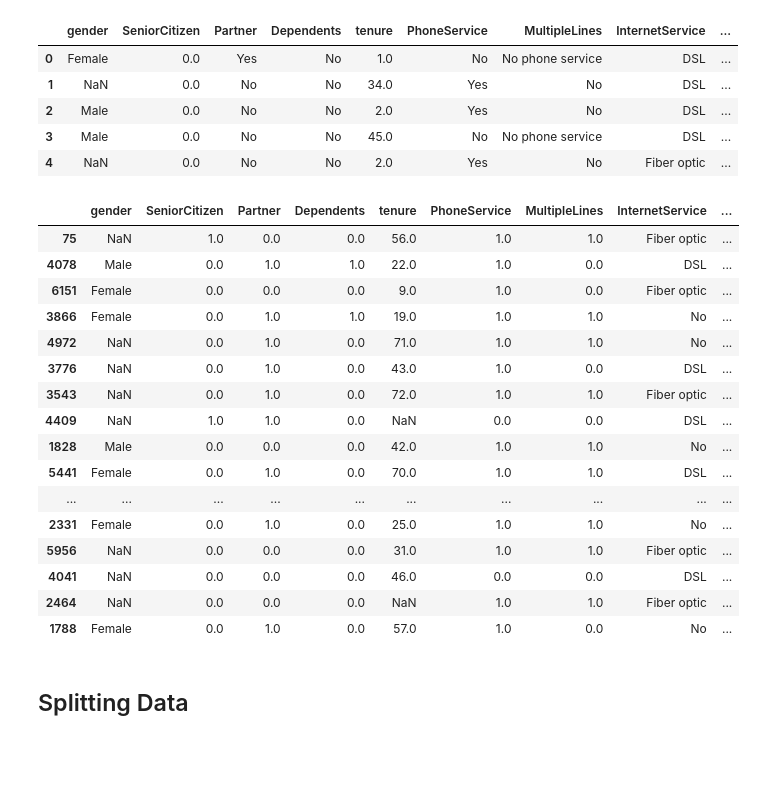
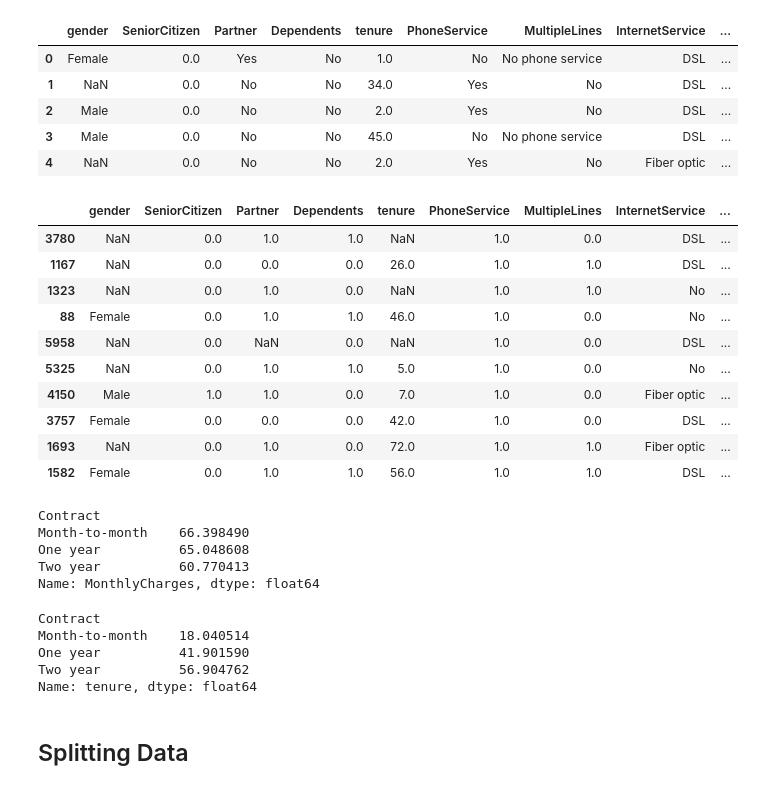
Before and after one commit to brooks-reece/ML-Case-Study, a Jupyter notebook: Alberta.ipynb, the cells around one changed output. Saved outputs shown, nothing was run; the diff lists cells and outputs as text; code cells hidden in the pictures; blank space fills up the shorter version.

```diff
--- a/Alberta.ipynb
+++ b/Alberta.ipynb
@@ -199,28 +199,35 @@ for col in alca_df_cols:
     alca_df[col] = alca_df[col].astype(str).str.strip().str.lower().map({"no": 0, "yes": 1, "no internet service": 0})
 alca_df['MultipleLines'] = alca_df['MultipleLines'].astype(str).str.strip().str.lower().map({"no": 0, "yes": 1, "no phone service": 0})
 # %%
-alca_df.sample(20)
+alca_df.sample(10)
 # %% [output]
 |  | gender | SeniorCitizen | Partner | Dependents | tenure | PhoneService | MultipleLines | InternetService | ... |
-| 75 | NaN | 1.0 | 0.0 | 0.0 | 56.0 | 1.0 | 1.0 | Fiber optic | ... |
-| 4078 | Male | 0.0 | 1.0 | 1.0 | 22.0 | 1.0 | 0.0 | DSL | ... |
-| 6151 | Female | 0.0 | 0.0 | 0.0 | 9.0 | 1.0 | 0.0 | Fiber optic | ... |
-| 3866 | Female | 0.0 | 1.0 | 1.0 | 19.0 | 1.0 | 1.0 | No | ... |
-| 4972 | NaN | 0.0 | 1.0 | 0.0 | 71.0 | 1.0 | 1.0 | No | ... |
-| 3776 | NaN | 0.0 | 1.0 | 0.0 | 43.0 | 1.0 | 0.0 | DSL | ... |
-| 3543 | NaN | 0.0 | 1.0 | 0.0 | 72.0 | 1.0 | 1.0 | Fiber optic | ... |
-| 4409 | NaN | 1.0 | 1.0 | 0.0 | NaN | 0.0 | 0.0 | DSL | ... |
-| 1828 | Male | 0.0 | 0.0 | 0.0 | 42.0 | 1.0 | 1.0 | No | ... |
-| 5441 | Female | 0.0 | 1.0 | 0.0 | 70.0 | 1.0 | 1.0 | DSL | ... |
-| ... | ... | ... | ... | ... | ... | ... | ... | ... | ... |
-| 2331 | Female | 0.0 | 1.0 | 0.0 | 25.0 | 1.0 | 1.0 | No | ... |
-| 5956 | NaN | 0.0 | 0.0 | 0.0 | 31.0 | 1.0 | 1.0 | Fiber optic | ... |
-| 4041 | NaN | 0.0 | 0.0 | 0.0 | 46.0 | 0.0 | 0.0 | DSL | ... |
-| 2464 | NaN | 0.0 | 0.0 | 0.0 | NaN | 1.0 | 1.0 | Fiber optic | ... |
-| 1788 | Female | 0.0 | 1.0 | 0.0 | 57.0 | 1.0 | 0.0 | No | ... |
+| 3780 | NaN | 0.0 | 1.0 | 1.0 | NaN | 1.0 | 0.0 | DSL | ... |
+| 1167 | NaN | 0.0 | 0.0 | 0.0 | 26.0 | 1.0 | 1.0 | DSL | ... |
+| 1323 | NaN | 0.0 | 1.0 | 0.0 | NaN | 1.0 | 1.0 | No | ... |
+| 88 | Female | 0.0 | 1.0 | 1.0 | 46.0 | 1.0 | 0.0 | No | ... |
+| 5958 | NaN | 0.0 | NaN | 0.0 | NaN | 1.0 | 0.0 | DSL | ... |
+| 5325 | NaN | 0.0 | 1.0 | 1.0 | 5.0 | 1.0 | 0.0 | No | ... |
+| 4150 | Male | 1.0 | 1.0 | 0.0 | 7.0 | 1.0 | 0.0 | Fiber optic | ... |
+| 3757 | Female | 0.0 | 0.0 | 0.0 | 42.0 | 1.0 | 0.0 | DSL | ... |
+| 1693 | NaN | 0.0 | 1.0 | 0.0 | 72.0 | 1.0 | 1.0 | Fiber optic | ... |
+| 1582 | Female | 0.0 | 1.0 | 1.0 | 56.0 | 1.0 | 1.0 | DSL | ... |
 # %%
-alca_df['Contract'].groupby
-.mean
+alca_df.groupby("Contract")["MonthlyCharges"].mean()
+# %% [output]
+Contract
+Month-to-month    66.398490
+One year          65.048608
+Two year          60.770413
+Name: MonthlyCharges, dtype: float64
+# %%
+alca_df.groupby("Contract")["tenure"].mean()
+# %% [output]
+Contract
+Month-to-month    18.040514
+One year          41.901590
+Two year          56.904762
+Name: tenure, dtype: float64
 # %% [markdown]
 ## Splitting Data
 # %%
```
Also changed, not shown: parts of 19 cells of this notebook, 7 other files.
